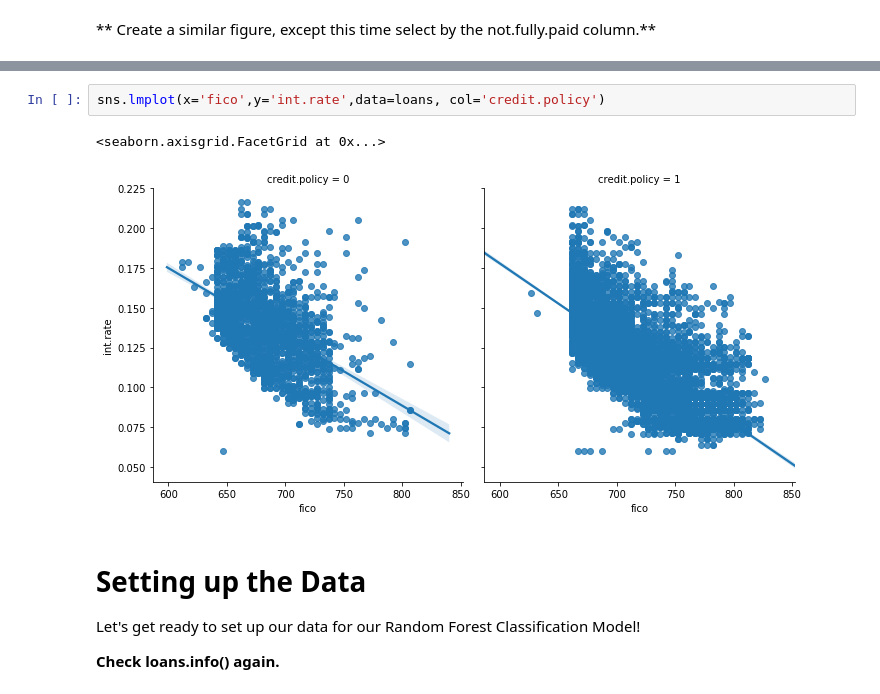
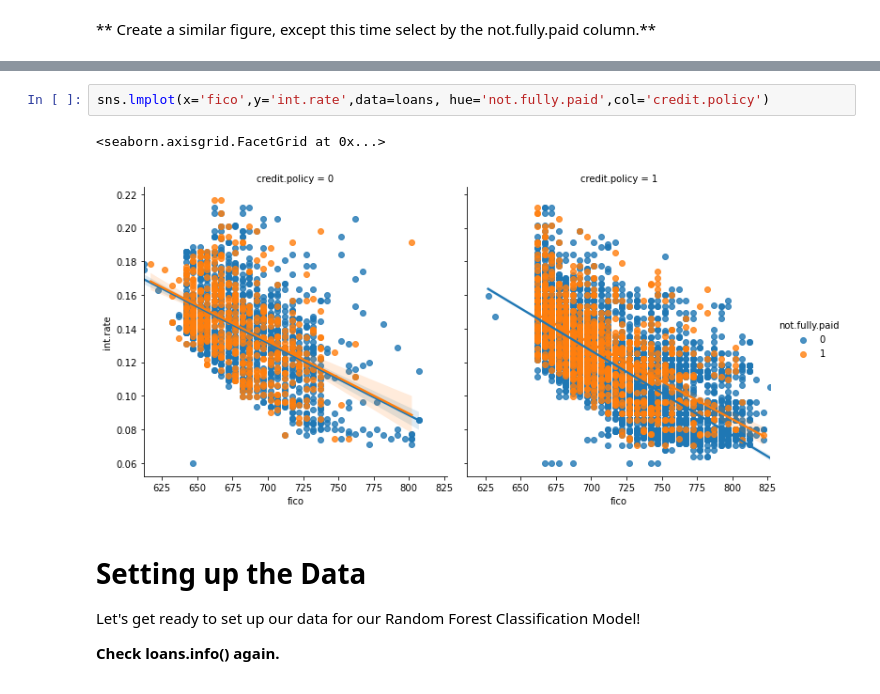
Before and after one commit to ZFatmi/PythonRandomForest, a Jupyter notebook: Decision Trees and Random Forest Project_ZF.ipynb, the cells around one changed output, grey strips where cells are left out. Cells and saved outputs as stored; diff of their text form.

```diff
--- a/Decision Trees and Random Forest Project_ZF.ipynb
+++ b/Decision Trees and Random Forest Project_ZF.ipynb
@@ -133,8 +134,8 @@ sns.jointplot(x='fico',y='int.rate',data=loans, color = 'purple')
 # %%
-sns.lmplot(x='fico',y='int.rate',data=loans, col='credit.policy')
+sns.lmplot(x='fico',y='int.rate',data=loans, hue='not.fully.paid',col='credit.policy')
 # %% [output]
 <seaborn.axisgrid.FacetGrid at 0x...>
-[figure, old version]
+[figure, new version]
 # %% [markdown]
 # Setting up the Data
 
```
Also changed, not shown: parts of 22 cells of this notebook.
